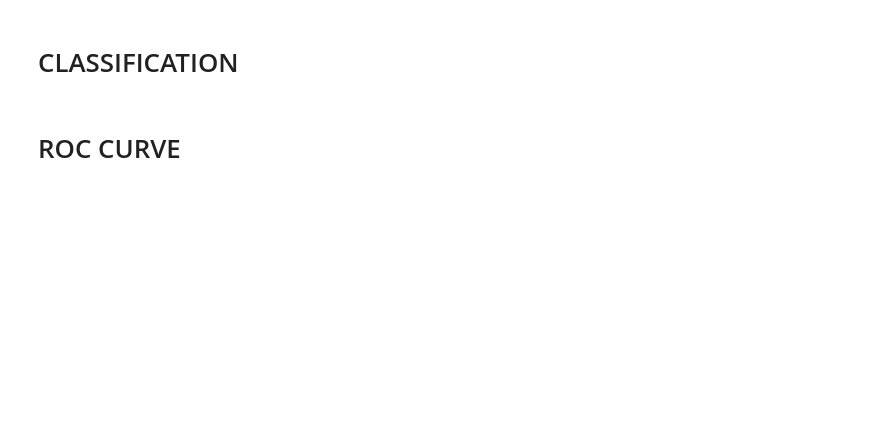
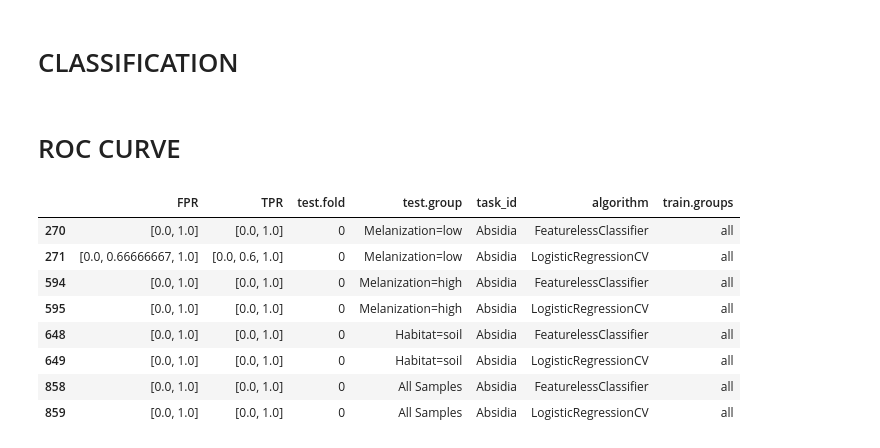
Before and after one commit to EngineerDanny/CS685-Microbe-Network-Research-Code, a Jupyter notebook: reproduce/results/plot_results.ipynb, the cells around one changed output. Saved outputs shown, nothing was run; the diff lists cells and outputs as text; code cells hidden in the pictures; blank space fills up the shorter version.

```diff
--- a/reproduce/results/plot_results.ipynb
+++ b/reproduce/results/plot_results.ipynb
@@ -143,30 +140,69 @@ print(p)
 # %%
 from plotnine import *
 import pandas as pd
 import numpy as np
 
 time = "2024-01-24_20:40"
 time = "2024-01-30_14:24"
 time = "2024-01-30_15:31" # classifier
 time = "2024-01-31_11:30" # classifier_reg
 time = "2024-02-02_11:33"
 time = "2024-02-09_11:36" # classifier
 
 df = pd.read_csv(f"/projects/genomic-ml/da2343/ml_project_1/reproduce/results/{time}_results.csv")
 # df has columns: ['Mean Squared Error', 'FoldID', 'Dataset', 'Index of Predicted Column', 'Predicted Column Name', 'Algorithm']
 # drop Index of Predicted Column
-df = df.drop(columns=['Index of Predicted Column'])
+df = df.drop(columns=['Index of Predicted Column', 'Test Accuracy'])
+df = df.rename(columns={'Predicted Column Name': 'Column_Name'})
 
-# convert 'FPR' and 'TPR' columns from string to array
-df['FPR'] = df['FPR'].apply(lambda x:  np.fromstring(x[1:-1], sep=" ") )
-df['TPR'] = df['TPR'].apply(lambda x:  np.fromstring(x[1:-1], sep=" ") )
+# Convert 'FPR' and 'TPR' columns from string to array
+df['FPR'] = df['FPR'].apply(lambda x:  np.fromstring(x[1:-1], sep=" "))
+df['TPR'] = df['TPR'].apply(lambda x:  np.fromstring(x[1:-1], sep=" "))
 
-# group df by dataset, algorithm, and predicted column name
-# find mean of mean squared error
-# df = df.groupby(['Dataset', 'Algorithm', 'Predicted Column Name', 'FoldID']).mean().reset_index()
+# Define a function to check if a list contains a nan
+def contains_nan(lst):
+    return np.isnan(lst).any()
+# Apply the function to 'FPR' and 'TPR' columns and replace the list with np.nan if it contains a nan
+df['FPR'] = df['FPR'].apply(lambda x: np.nan if contains_nan(x) else x)
+df['TPR'] = df['TPR'].apply(lambda x: np.nan if contains_nan(x) else x)
+# Drop the rows with nan values
+df = df.dropna()
 
-# filter where 'Dataset' contains 'log'
-# log_df = df[df['Dataset'].str.contains('log')]
+# def explode_array(df, col):
+#     return df[col].apply(pd.Series).stack().reset_index(level=1, drop=True).rename(col)
+# df = df.drop(['FPR', 'TPR'], axis=1).join(explode_array(df, 'FPR')).join(explode_array(df, 'TPR'))
+# df = df[df['FoldID'] == 0]
 
-# log_df
+df = df.rename(columns={"Test Accuracy": "accuracy"})
+df = df.rename(columns={"Column_Name": "task_id"})
+df = df.rename(columns={"FoldID": "test.fold"})
+df = df.rename(columns={"Algorithm": "algorithm"})
+df = df.rename(columns={"Dataset": "test.group"})
+df['train.groups'] = "all"
+df = df[df['test.fold'] == 0]
+
+# df = df[(df['task_id'] == "Absidia") |  (df['task_id'] == "Mucilaginibacter")]
+
+# def explode_array(df, col):
+#     return df[col].apply(pd.Series).stack().reset_index(level=1, drop=True).rename(col)
+# df = df.drop(['FPR', 'TPR'], axis=1).join(explode_array(df, 'FPR')).join(explode_array(df, 'TPR'))
+
+# keep all unique combinations of test.group, algorithm, task_id
+df = df.drop_duplicates(subset=['test.group', 'algorithm', 'task_id'])
+
+# def explode_array(df, col):
+#     return df[col].apply(pd.Series).stack().reset_index(level=1, drop=True).rename(col)
+# df = df.drop(['FPR', 'TPR'], axis=1).join(explode_array(df, 'FPR')).join(explode_array(df, 'TPR'))
+df = df[(df['task_id'] == "Absidia")]
 df
+# df.to_csv(f"{time}_results_roc_R.csv", index=False)
+# %% [output]
+|  | FPR | TPR | test.fold | test.group | task_id | algorithm | train.groups |
+| 270 | [0.0, 1.0] | [0.0, 1.0] | 0 | Melanization=low | Absidia | FeaturelessClassifier | all |
+| 271 | [0.0, 0.66666667, 1.0] | [0.0, 0.6, 1.0] | 0 | Melanization=low | Absidia | LogisticRegressionCV | all |
+| 594 | [0.0, 1.0] | [0.0, 1.0] | 0 | Melanization=high | Absidia | FeaturelessClassifier | all |
+| 595 | [0.0, 1.0] | [0.0, 1.0] | 0 | Melanization=high | Absidia | LogisticRegressionCV | all |
+| 648 | [0.0, 1.0] | [0.0, 1.0] | 0 | Habitat=soil | Absidia | FeaturelessClassifier | all |
+| 649 | [0.0, 1.0] | [0.0, 1.0] | 0 | Habitat=soil | Absidia | LogisticRegressionCV | all |
+| 858 | [0.0, 1.0] | [0.0, 1.0] | 0 | All Samples | Absidia | FeaturelessClassifier | all |
+| 859 | [0.0, 1.0] | [0.0, 1.0] | 0 | All Samples | Absidia | LogisticRegressionCV | all |
```
Also changed, not shown: parts of 5 cells of this notebook.
